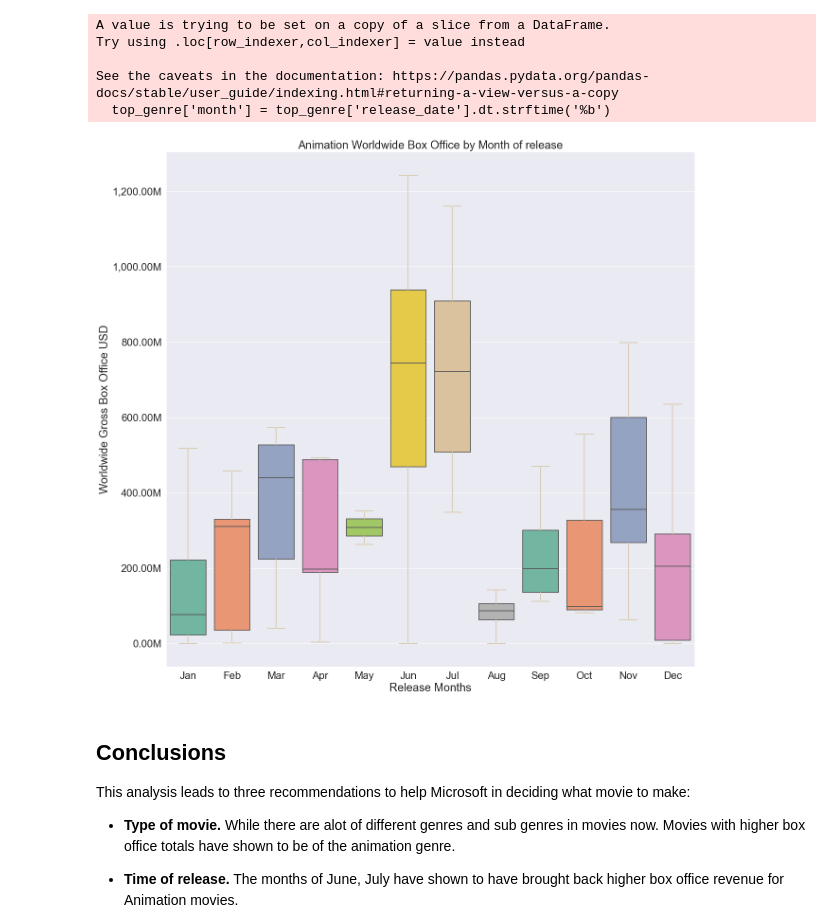
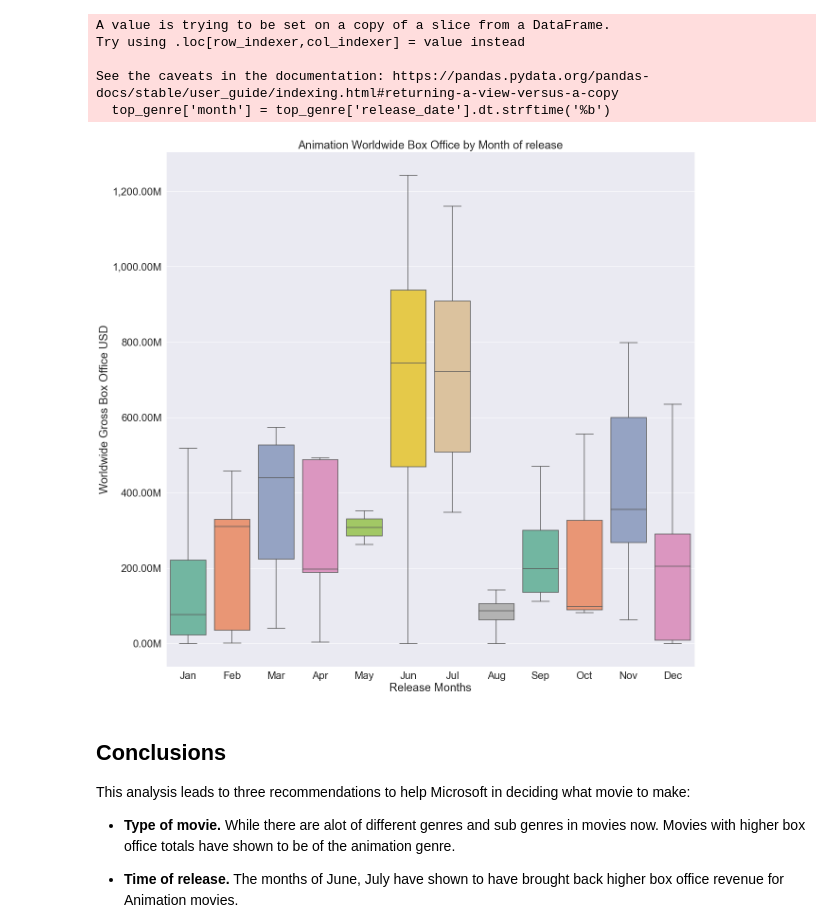
Before and after one commit to whyyoutoo/Microsoft-Movie_analysis-Project, a Jupyter notebook: Microsoft-Movie-Analysis.ipynb, the cells around one changed output. Drawn from its saved outputs; the diff is of its cells as text; code cells hidden in the pictures.

```diff
--- a/Microsoft-Movie-Analysis.ipynb
+++ b/Microsoft-Movie-Analysis.ipynb
@@ -446,9 +459,12 @@ Name: genre_ids, dtype: int64
 # %%
 # create a list to change genre ids into their respective names
 # genre list found in TMDB API documentation
-genre_list = {'28': 'Action', '12': 'Adventure', '16': 'Animation', '35': 'Comedy', '80': 'Crime', '99': 'Documentary',\
-              '18': 'Drama', '10751': 'Family', '14': 'Fantasy', '36': 'History', '27': 'Horror', '10402': 'Music',\
-              '9648': 'Mystery', '10749': 'Romance', '878': 'Sci-Fi', '10770': 'TV Movie', '53': 'Thriller', '10752': 'War',\
+genre_list = {'28': 'Action', '12': 'Adventure', '16': 'Animation',\
+              '35': 'Comedy', '80': 'Crime', '99': 'Documentary',\
+              '18': 'Drama', '10751': 'Family', '14': 'Fantasy', \
+              '36': 'History', '27': 'Horror', '10402': 'Music',\
+              '9648': 'Mystery', '10749': 'Romance', '878': 'Sci-Fi',\
+              '10770': 'TV Movie', '53': 'Thriller', '10752': 'War',\
               '37': 'Western'}
 # Chang ids into respective names by passing through the map function
 genre_data['genre_ids'] = genre_data['genre_ids'].map(genre_list)
@@ -575,7 +604,8 @@ df['profit'] = df['worldwide_gross'] - df['production_budget']
 # %% [markdown]
 Based on the value in <code>profit</code>, we will create another column to identify if a movie's success. We will assume a movie has succeed if it has made back it's production budget in worldwide box office gross with Success as breaking even or more and Loss as not making enough to cover the production budget.
 # %%
-df['budget_return'] = df['profit'].map(lambda x: 'Success' if x >= 0 else 'Loss' )
+df['budget_return'] = df['profit'].map(lambda x: 'Success' \
+                                       if x >= 0 else 'Loss' )
 # %% [markdown]
 Results show that as production budget increases, the chance of a movie's success increases.
 # %%
@@ -598,10 +632,14 @@ plt.show()
 We will split production budget into different budget categories and calculate the chance of success from each category.
 # %%
 # Create bins to split production budget into
-bins = [0, 5000000, 10000000, 25000000, 50000000, 75000000, 100000000, 150000000, 200000000, np.inf]
-bin_list = ['Less than 5M', '5M - 10M', '10M - 25M', '25M - 50M', '50M - 75M', '75M - 100M', '100M - 150M', '150M - 200M', 'Over 200M']
+bins = [0, 5000000, 10000000, 25000000, 50000000, 75000000,\
+        100000000, 150000000, 200000000, np.inf]
+bin_list = ['Less than 5M', '5M - 10M', '10M - 25M', '25M - 50M',\
+            '50M - 75M', '75M - 100M', '100M - 150M', '150M - 200M',\
+            'Over 200M']
 # Create a new column to identify which budget category the movie belongs to
-df['budget_category'] = pd.cut(df['production_budget'], bins = bins, labels = bin_list)
+df['budget_category'] = pd.cut(df['production_budget'], bins = bins,\
+                               labels = bin_list)
 df.head()
 # %% [output]
 |  | release_date | title | production_budget | worldwide_gross | genre_ids | id | month | profit | ... |
@@ -673,7 +711,8 @@ for rect in ax.patches:
 
     # only plot labels greater than given width
     if width > 0:
-        ax.text(label_x, label_y, label_text, ha='center', va='center', fontsize=15)
+        ax.text(label_x, label_y, label_text, ha='center', va='center',\
+                fontsize=15)
 
 # move the legend
 ax.legend(bbox_to_anchor=(1, 1), loc='upper left')
@@ -748,33 +789,37 @@ Try using .loc[row_indexer,col_indexer] = value instead
 See the caveats in the documentation: https://pandas.pydata.org/pandas-docs/stable/user_guide/indexing.html#returning-a-view-versus-a-copy
   top_genre['month'] = top_genre['release_date'].dt.strftime('%b')
 # %%
-order_list = ['Jan', 'Feb', 'Mar', 'Apr', 'May', 'Jun', 'Jul', 'Aug', 'Sep', 'Oct', 'Nov', 'Dec']
+order_list = ['Jan', 'Feb', 'Mar', 'Apr', 'May', 'Jun', 'Jul',\
+              'Aug', 'Sep', 'Oct', 'Nov', 'Dec']
 sns.set_style('darkgrid')
 sns.set(font_scale = 2)
 custom_palette = sns.color_palette("Set2", 12)
 plt.figure(figsize = (20,20))
-ax = sns.boxplot(x = 'month', y = 'worldwide_gross',palette = custom_palette, data = genre_data[ani],\
-                order = order_list, showfliers = False)
+ax = sns.boxplot(x = 'month', y = 'worldwide_gross',palette = custom_palette,\
+                 data = genre_data[ani], order = order_list, showfliers = False)
 # edit for presentation purpose
-ax = sns.boxplot(x = 'month', y = 'worldwide_gross',palette = custom_palette, data = genre_data[ani], order = order_list,\
-                 showfliers = False, whiskerprops = {'color': '#f7e7c6'}, capprops = {'color': '#f7e7c6'})
+#ax = sns.boxplot(x = 'month', y = 'worldwide_gross',palette = custom_palette,\
+#                 data = genre_data[ani], order = order_list, \
+#                 showfliers = False, whiskerprops = {'color': '#f7e7c6'}, \
+#                 capprops = {'color': '#f7e7c6'})
 ax.set_title('Animation Worldwide Box Office by Month of release')
 ax.set_ylabel('Worldwide Gross Box Office USD')
 ax.set_xlabel('Release Months')
-ax.yaxis.set_major_formatter(ticker.FuncFormatter(lambda x, pos: '{:,.2f}'.format(x/1000000) + 'M'))
+ax.yaxis.set_major_formatter\
+(ticker.FuncFormatter(lambda x, pos: '{:,.2f}'.format(x/1000000) + 'M'))
 
 # change transparency and label/tick colors for presentation
 #ax.set_title('Animation Worldwide Box Office by Month of release', color = 'white')
 #ax.xaxis.label.set_color('white')
 #ax.yaxis.label.set_color('white')
 #ax.tick_params(colors = 'white', which = 'both')
 #plt.savefig('images/genre_month_gross.png', transparent = True)
 
 # save image
 #plt.savefig('images/genre_month_gross.png')
 plt.show()
 # %% [output]
-[figure, old version]
+[figure, new version]
 # %% [markdown]
 ## Conclusions
 
```
Also changed, not shown: parts of 11 cells of this notebook, 1 other file.
